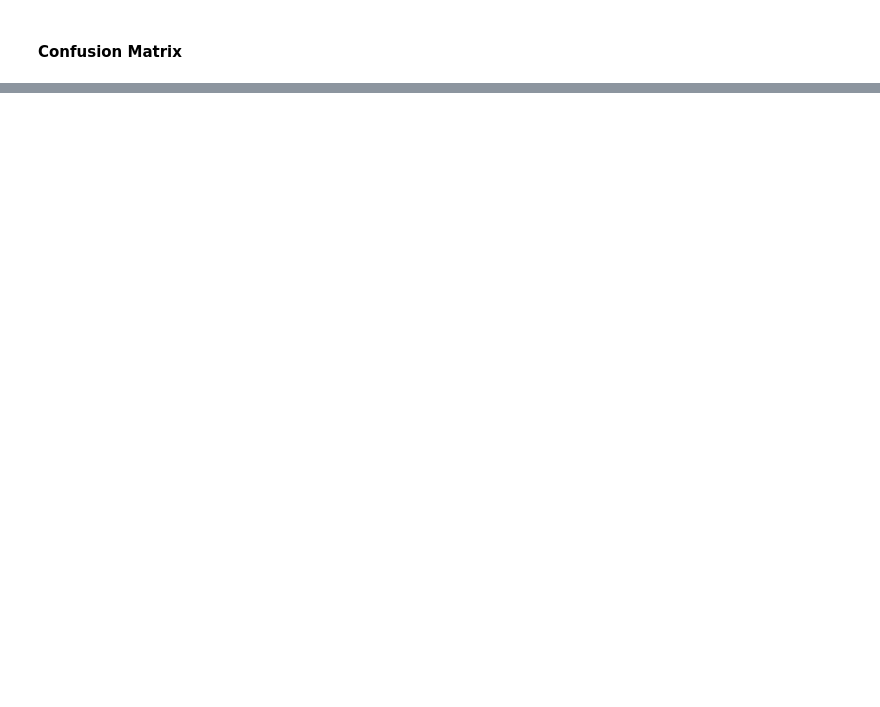
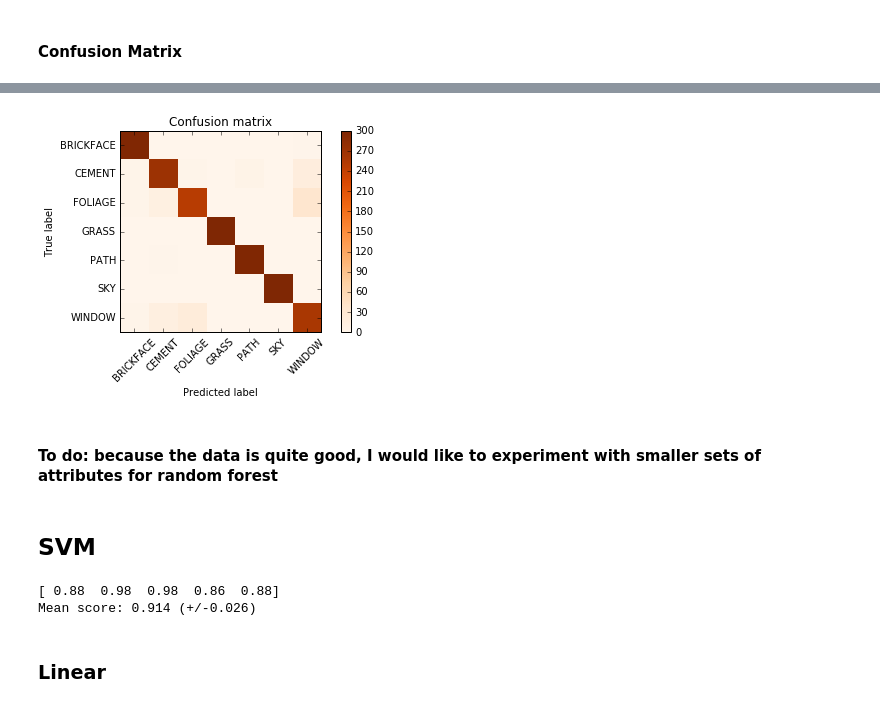
Before and after one commit to shaykayjay/Project, a Jupyter notebook: image-seg/Project.ipynb, the cells around one changed output, grey strips where cells are left out. Drawn from its saved outputs; the diff is of its cells as text; code cells hidden in the pictures; blank space fills up the shorter version.

```diff
--- a/image-seg/Project.ipynb
+++ b/image-seg/Project.ipynb
@@ -163,0 +154,4 @@ Confusion Matrix
+# %%
+cm = metrics.confusion_matrix(test_label, pred)
+print('Confusion matrix, without normalization')
+print cm
@@ -163,0 +167,23 @@ Confusion Matrix
+# %%
+def plot_confusion_matrix(cm, title='Confusion matrix', cmap=plt.cm.Oranges):
+    plt.imshow(cm, interpolation='nearest', cmap=cmap)
+    plt.title(title)
+    plt.colorbar()
+    tick_marks = np.arange(len(label))
+    plt.xticks(tick_marks, label, rotation=45)
+    plt.yticks(tick_marks, label)
+    plt.tight_layout()
+    plt.ylabel('True label')
+    plt.xlabel('Predicted label')
+
+
+# Plot confusion matrix
+plt.figure()
+plot_confusion_matrix(cm)
+plt.show()
+# %% [output]
+[figure, added]
+# %% [markdown]
+#### To do: because the data is quite good, I would like to experiment with smaller sets of attributes for random forest
+# %% [markdown]
+## SVM
@@ -163,0 +192,15 @@ Confusion Matrix
+# %%
+from sklearn.cross_validation import cross_val_score, KFold
+from scipy.stats import sem
+
+def evaluate_cross_validation(clf, X, y, K):
+    # k-fold cross validation iterator
+    cv = KFold(len(y), K, shuffle=True, random_state=0)
+    scores = cross_val_score(clf, X, y, cv=cv)
+    print scores
+    print("Mean score: {0:.3f} (+/-{1:.3f})").format(np.mean(scores), sem(scores))
+# %% [output]
+[ 0.88  0.98  0.98  0.86  0.88]
+Mean score: 0.914 (+/-0.026)
+# %% [markdown]
+### Linear
```
Also changed, not shown: parts of 20 cells of this notebook.
